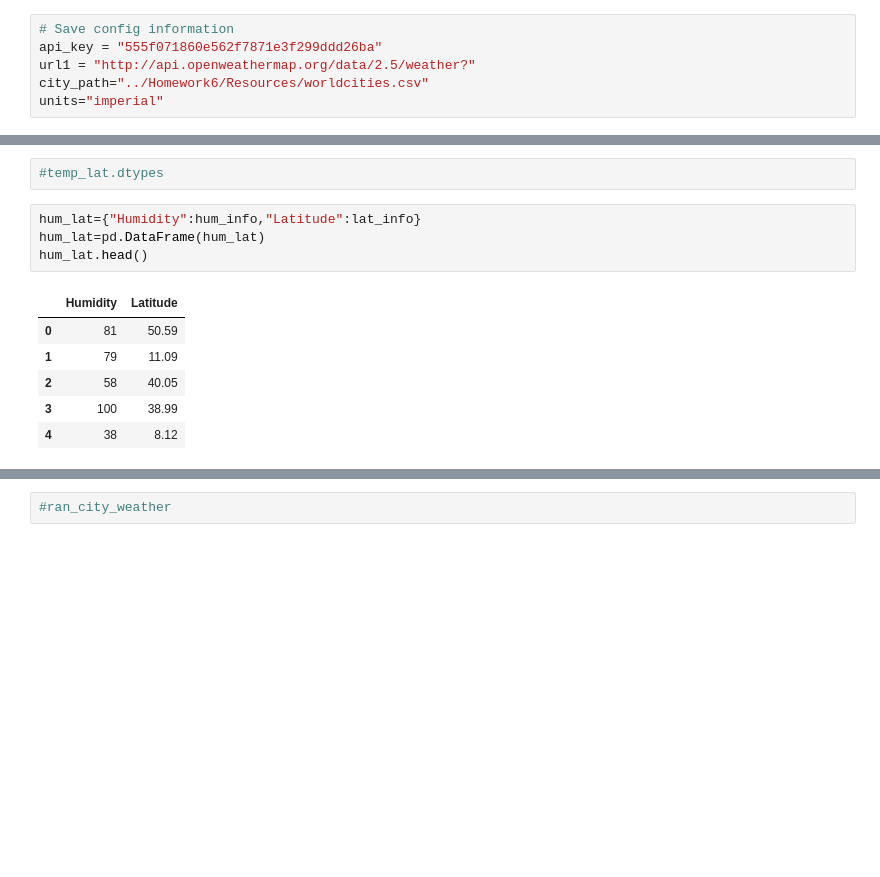
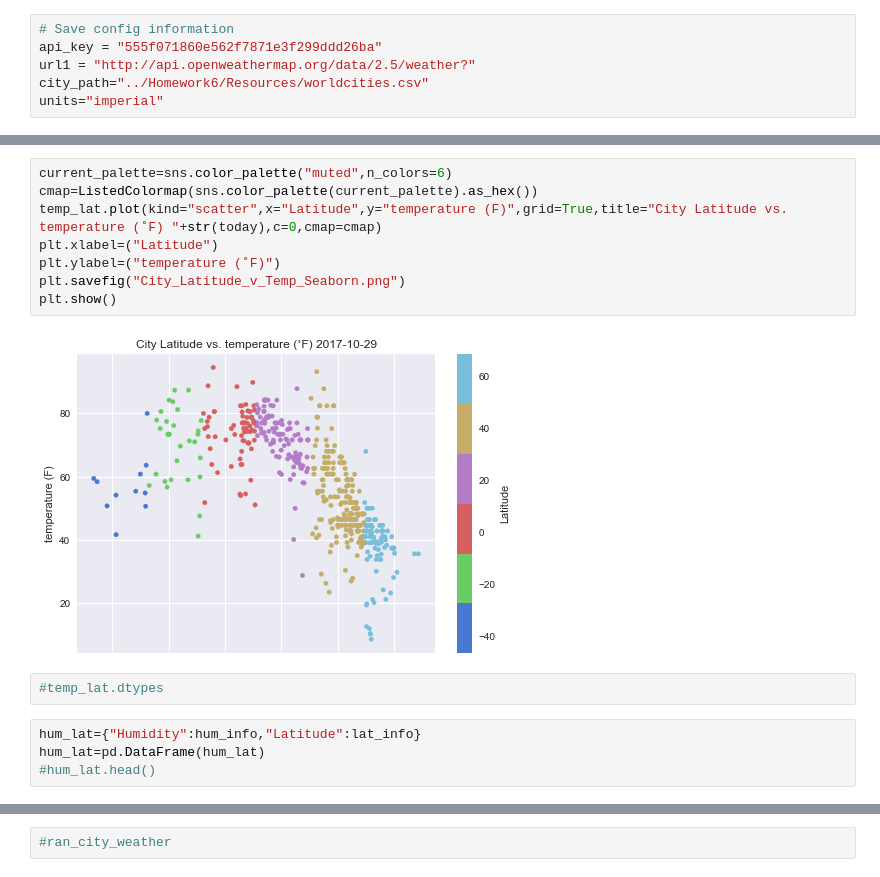
Before and after one commit to ncsu1289/Homework6, a Jupyter notebook: main_py_homework6_db.ipynb, the cells around one changed output, grey strips where cells are left out. Drawn from its saved outputs; the diff is of its cells as text; blank space fills up the shorter version.

```diff
--- a/main_py_homework6_db.ipynb
+++ b/main_py_homework6_db.ipynb
@@ -201,14 +292,17 @@ plt.show()
+# %%
+current_palette=sns.color_palette("muted",n_colors=6)
+cmap=ListedColormap(sns.color_palette(current_palette).as_hex())
+temp_lat.plot(kind="scatter",x="Latitude",y="temperature (F)",grid=True,title="City Latitude vs. temperature (˚F) "+str(today),c=0,cmap=cmap)
+plt.xlabel=("Latitude")
+plt.ylabel=("temperature (˚F)")
+plt.savefig("City_Latitude_v_Temp_Seaborn.png")
+plt.show()
+# %% [output]
+[figure, added]
 # %%
 #temp_lat.dtypes
 # %%
 hum_lat={"Humidity":hum_info,"Latitude":lat_info}
 hum_lat=pd.DataFrame(hum_lat)
-hum_lat.head()
+#hum_lat.head()
-# %% [output]
-|  | Humidity | Latitude |
-| 0 | 81 | 50.59 |
-| 1 | 79 | 11.09 |
-| 2 | 58 | 40.05 |
-| 3 | 100 | 38.99 |
-| 4 | 38 | 8.12 |
 # %%
```
Also changed, not shown: parts of 51 cells of this notebook, 13 other files.
